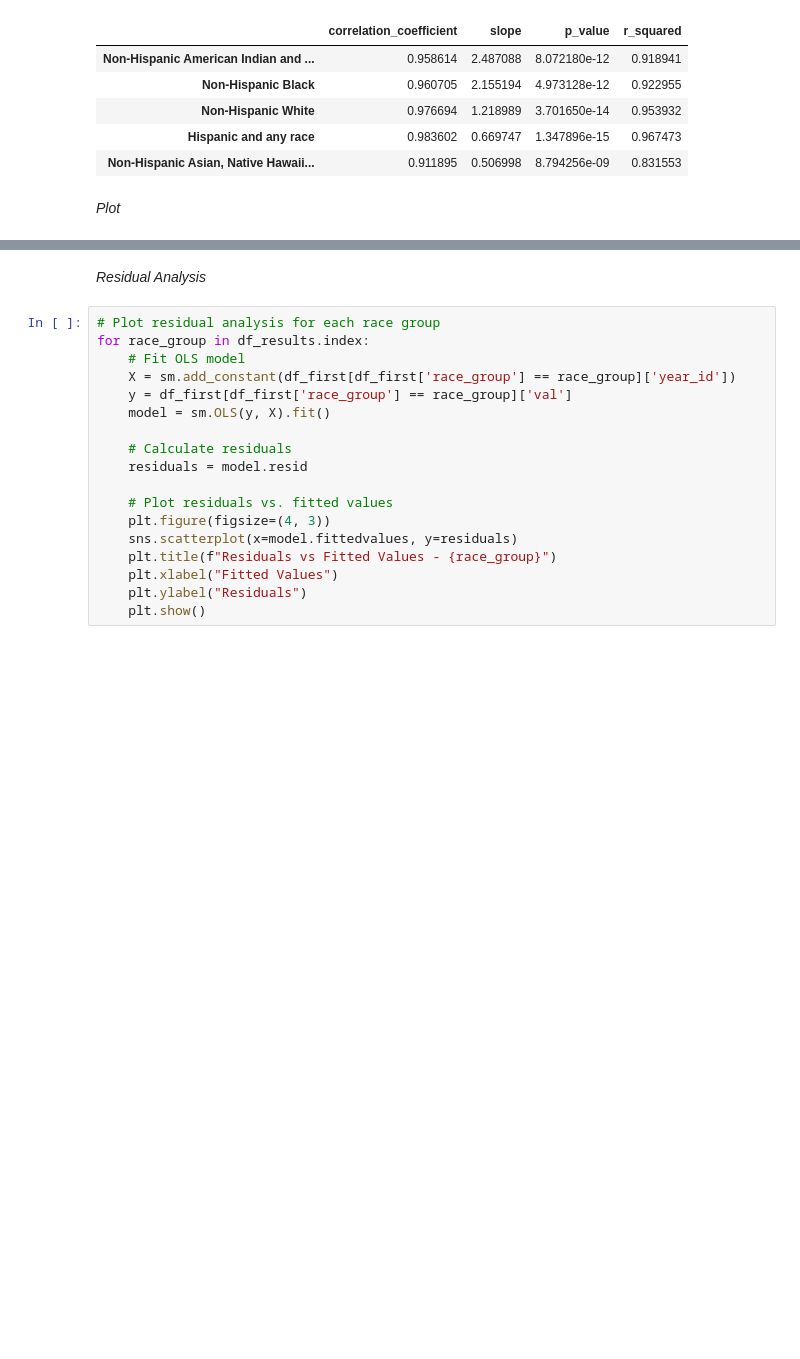
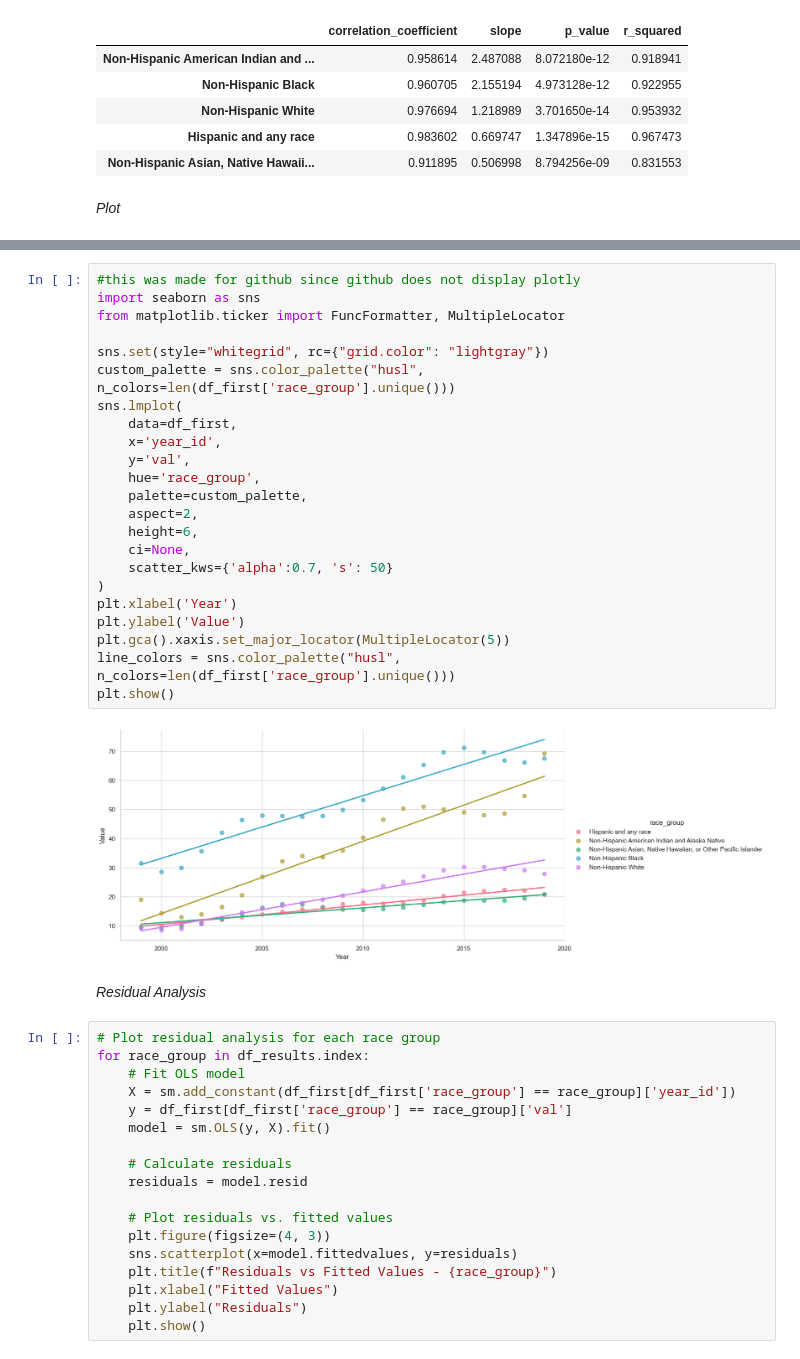
Before and after one commit to greggmaloy/Data_602, a Jupyter notebook: Assignment_11_Final_Project_MMR_US_1999_2019.ipynb, the cells around one changed output, grey strips where cells are left out. Drawn from its saved outputs; the diff is of its cells as text; blank space fills up the shorter version.

```diff
--- a/Assignment_11_Final_Project_MMR_US_1999_2019.ipynb
+++ b/Assignment_11_Final_Project_MMR_US_1999_2019.ipynb
@@ -299,6 +298,31 @@ fig = px.scatter(
 fig.show()
 # %% [output]
 [interactive output not drawn]
+# %%
+#this was made for github since github does not display plotly
+import seaborn as sns
+from matplotlib.ticker import FuncFormatter, MultipleLocator
+
+sns.set(style="whitegrid", rc={"grid.color": "lightgray"})
+custom_palette = sns.color_palette("husl", n_colors=len(df_first['race_group'].unique()))
+sns.lmplot(
+    data=df_first,
+    x='year_id',
+    y='val',
+    hue='race_group',
+    palette=custom_palette,
+    aspect=2,
+    height=6,
+    ci=None,
+    scatter_kws={'alpha':0.7, 's': 50}
+)
+plt.xlabel('Year')
+plt.ylabel('Value')
+plt.gca().xaxis.set_major_locator(MultipleLocator(5))
+line_colors = sns.color_palette("husl", n_colors=len(df_first['race_group'].unique()))
+plt.show()
+# %% [output]
+[figure, added]
 # %% [markdown]
 *Residual Analysis*
 # %%
```
Also changed, not shown: parts of 1 cell of this notebook.
